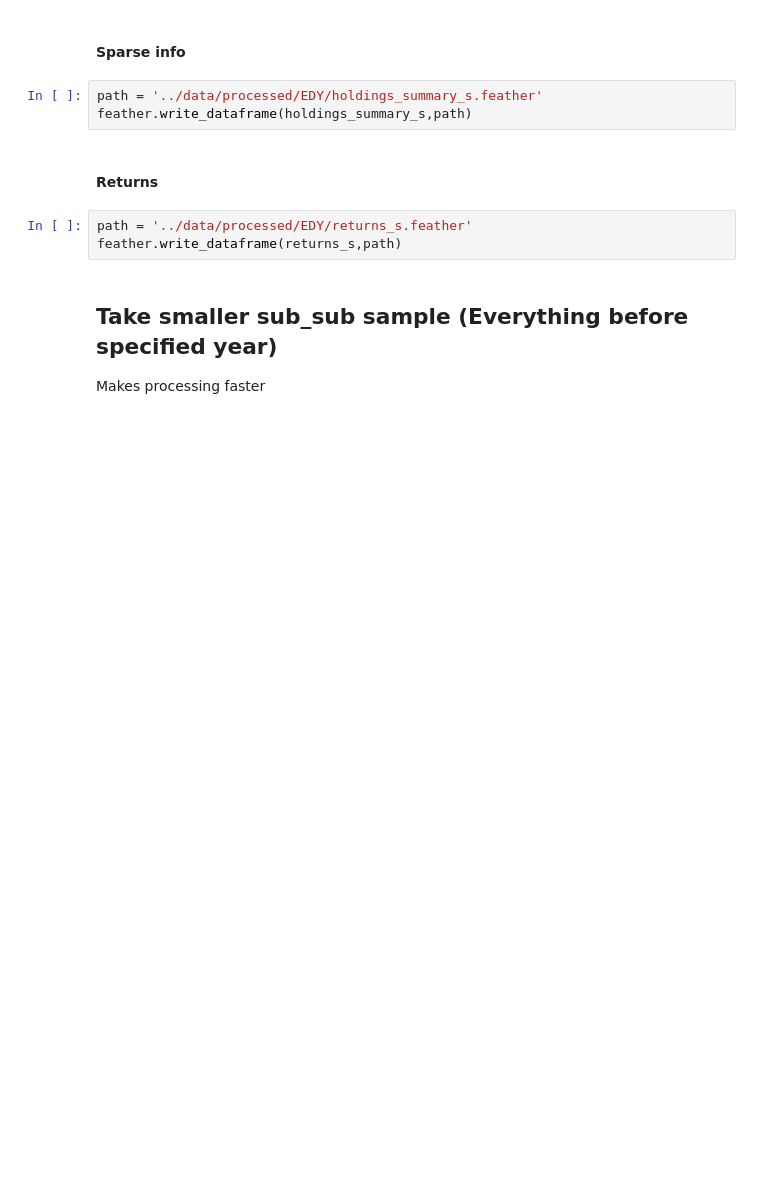
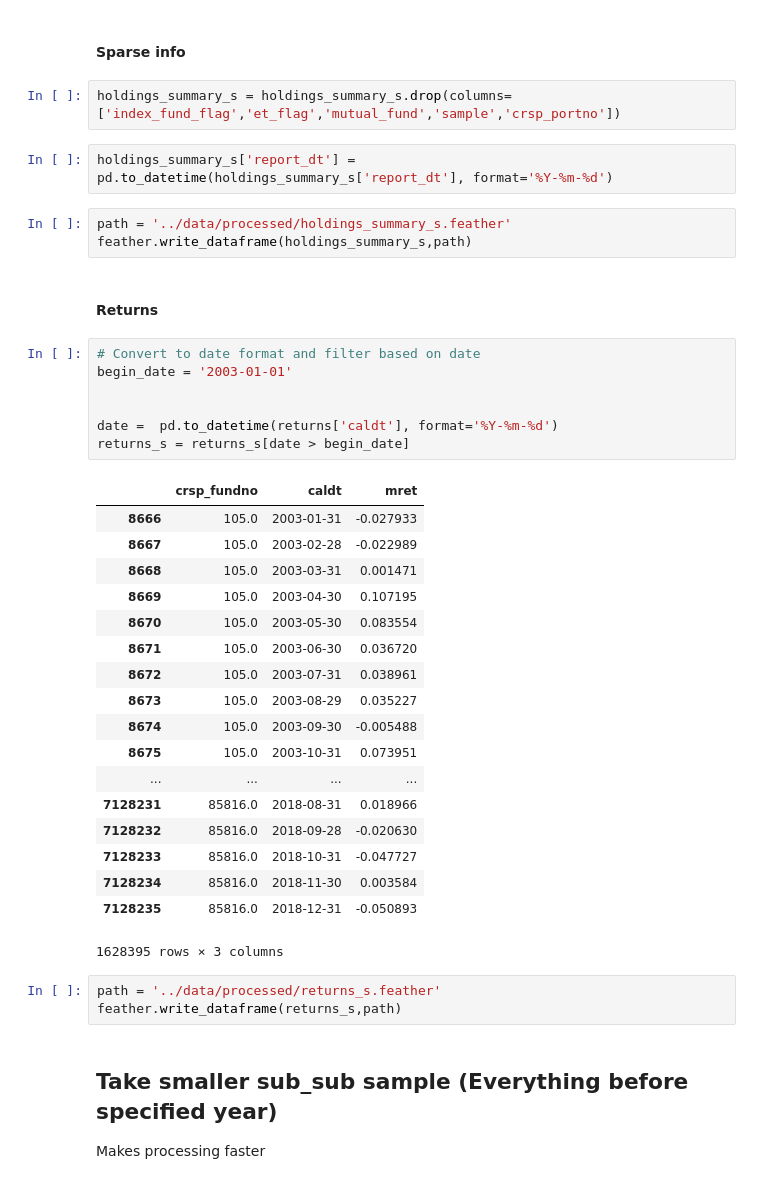
Before and after one commit to Amglex/Mutual-Funds, a Jupyter notebook: notebooks/012 - Data - Cleaning.ipynb, the cells around one changed output. Cells and saved outputs as stored; diff of their text form; blank space fills up the shorter version.

```diff
--- a/notebooks/02 - Filter Data.ipynb
+++ b/notebooks/012 - Data - Cleaning.ipynb
@@ -449,13 +404,43 @@ path = '../data/processed/EDY/holdings_b'
 sparse.save_npz(path, holdings_b)
 # %% [markdown]
 #### Sparse info
+# %%
+holdings_summary_s = holdings_summary_s.drop(columns=['index_fund_flag','et_flag','mutual_fund','sample','crsp_portno'])
+# %%
+holdings_summary_s['report_dt'] = pd.to_datetime(holdings_summary_s['report_dt'], format='%Y-%m-%d')
 # %%
-path = '../data/processed/EDY/holdings_summary_s.feather'
+path = '../data/processed/holdings_summary_s.feather'
 feather.write_dataframe(holdings_summary_s,path)
 # %% [markdown]
 #### Returns
+# %%
+# Convert to date format and filter based on date
+begin_date = '2003-01-01'
+
+
+date =  pd.to_datetime(returns['caldt'], format='%Y-%m-%d')
+returns_s = returns_s[date > begin_date]
+# %% [output]
+|  | crsp_fundno | caldt | mret |
+| 8666 | 105.0 | 2003-01-31 | -0.027933 |
+| 8667 | 105.0 | 2003-02-28 | -0.022989 |
+| 8668 | 105.0 | 2003-03-31 | 0.001471 |
+| 8669 | 105.0 | 2003-04-30 | 0.107195 |
+| 8670 | 105.0 | 2003-05-30 | 0.083554 |
+| 8671 | 105.0 | 2003-06-30 | 0.036720 |
+| 8672 | 105.0 | 2003-07-31 | 0.038961 |
+| 8673 | 105.0 | 2003-08-29 | 0.035227 |
+| 8674 | 105.0 | 2003-09-30 | -0.005488 |
+| 8675 | 105.0 | 2003-10-31 | 0.073951 |
+| ... | ... | ... | ... |
+| 7128231 | 85816.0 | 2018-08-31 | 0.018966 |
+| 7128232 | 85816.0 | 2018-09-28 | -0.020630 |
+| 7128233 | 85816.0 | 2018-10-31 | -0.047727 |
+| 7128234 | 85816.0 | 2018-11-30 | 0.003584 |
+| 7128235 | 85816.0 | 2018-12-31 | -0.050893 |
+1628395 rows × 3 columns
 # %%
-path = '../data/processed/EDY/returns_s.feather'
+path = '../data/processed/returns_s.feather'
 feather.write_dataframe(returns_s,path)
 # %% [markdown]
 ## Take smaller sub_sub sample (Everything before specified year)
```
Also changed, not shown: parts of 36 cells of this notebook, 11 other files.
